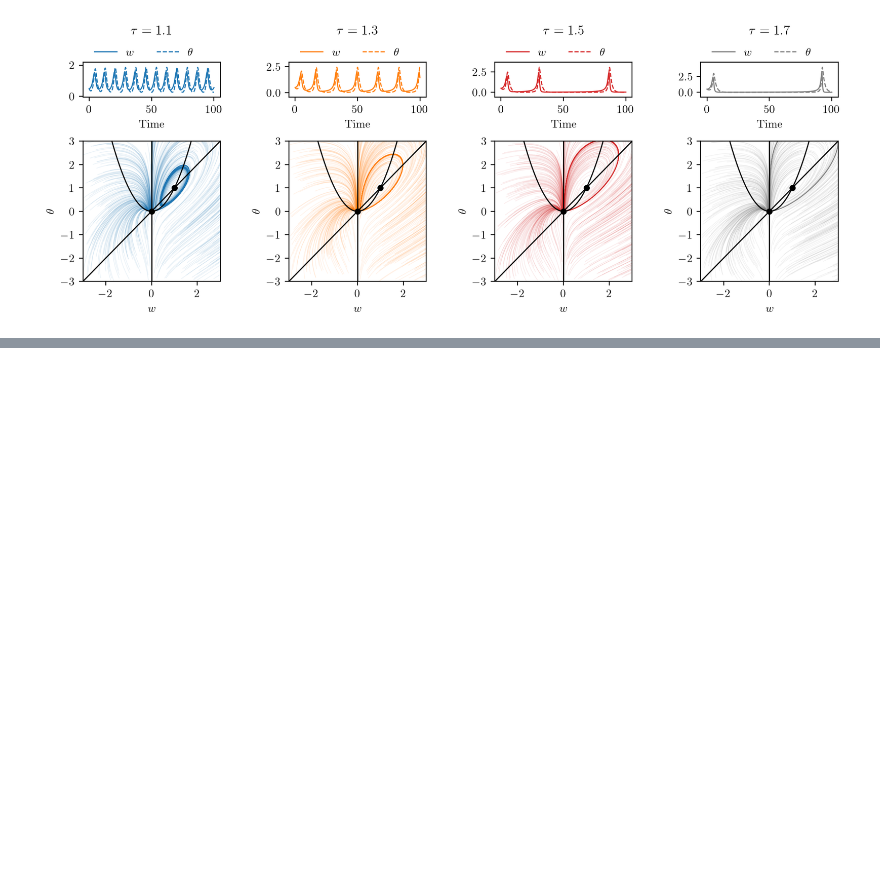
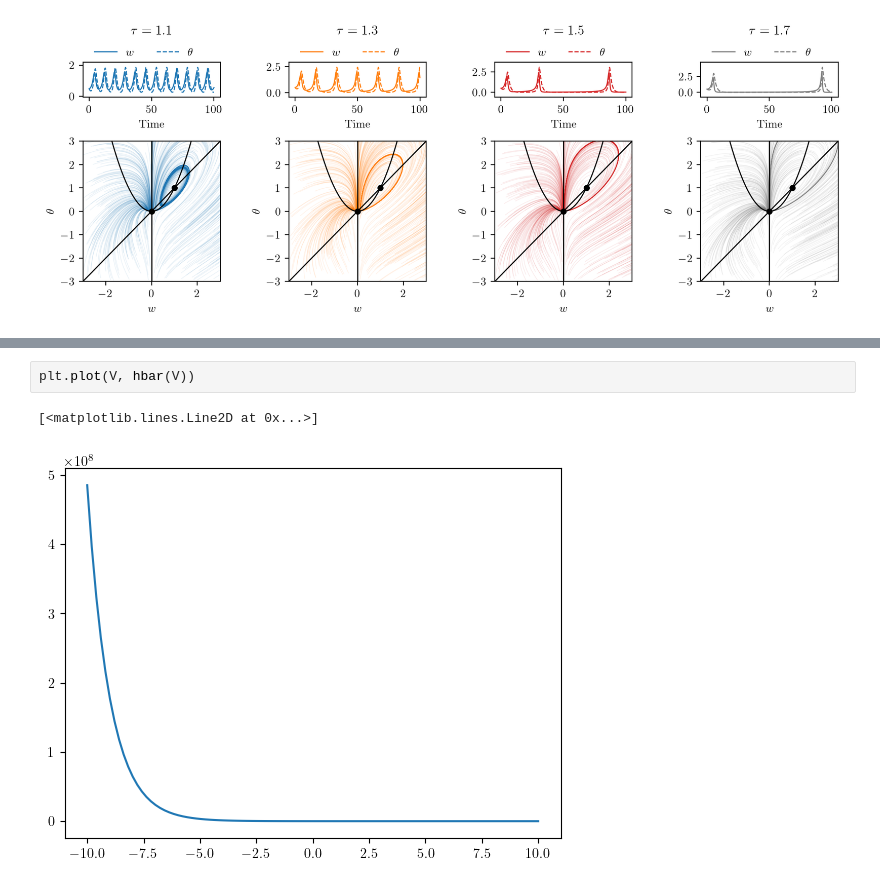
Before and after one commit to janko-petkovic/drawer, a Jupyter notebook: notebooks/squadra.ipynb, the cells around one changed output, grey strips where cells are left out. Cells and saved outputs as stored; diff of their text form; blank space fills up the shorter version.

```diff
--- a/notebooks/squadra.ipynb
+++ b/notebooks/squadra.ipynb
@@ -184,0 +180,5 @@ plt.plot(yt.T[0])
+# %%
+plt.plot(V, hbar(V))
+# %% [output]
+[<matplotlib.lines.Line2D at 0x...>]
+[figure, added]
```
Also changed, not shown: parts of 7 cells of this notebook, 3 other files.
